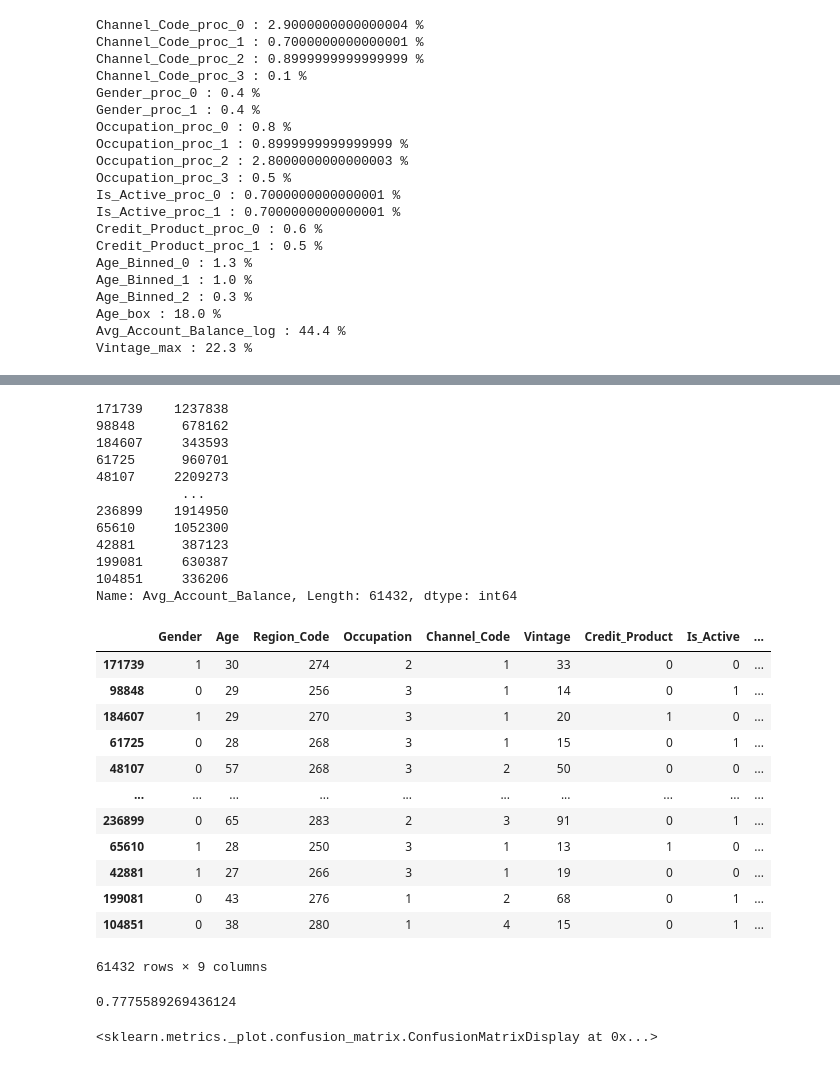
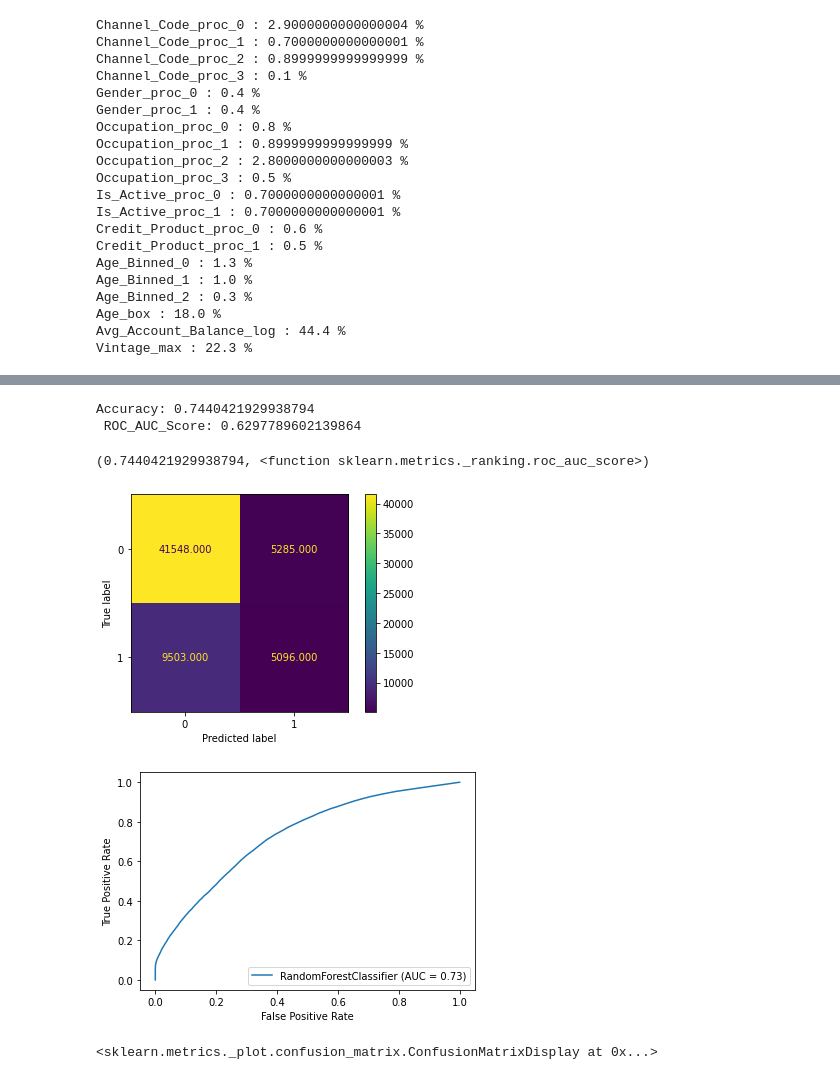
Before and after one commit to avidutta20/challenge_may21, a Jupyter notebook: model.ipynb, the cells around one changed output, grey strips where cells are left out. Saved outputs shown, nothing was run; the diff lists cells and outputs as text; code cells hidden in the pictures.

```diff
--- a/model.ipynb
+++ b/model.ipynb
@@ -532,8 +512,8 @@ print(x_train.__doc__)
 # %%
 def process_all(dframe):
-  x_train = process(x_train)
-  x_train = transform(x_train)
-  print('x_train transformed successfully')
-  x_train = get_features(x_train)
-  print('x_train features engineered')
+  dframe = process(dframe)
+  dframe = transform(dframe)
+  print('transformed successfully')
+  dframe = get_features(dframe)
+  print('features engineered')
   return dframe
@@ -706,7 +693,7 @@ Avg_Account_Balance_log : 44.4 %
 Vintage_max : 22.3 %
 # %%
 # processing x_test
-x_test = process(dframe= x_test)
+x_test = process_all(x_test)
 # %% [output]
 Region Code Processed Successfully
 Channel Code Processed Successfully
@@ -716,3 +704,0 @@ Is Active Processed Successfully
-# %%
-x_test['Avg_Account_Balance_log'] = x_test['Avg_Account_Balance'].apply(lambda x: log_transform(x))
-x_test['Avg_Account_Balance_log'].plot.kde()
@@ -722,42 +705,16 @@ x_test['Avg_Account_Balance_log'].plot.kde()
-# %%
-x_test.pop('Avg_Account_Balance')
-# %% [output]
-171739    1237838
-98848      678162
-184607     343593
-61725      960701
-48107     2209273
-           ...
-236899    1914950
-65610     1052300
-42881      387123
-199081     630387
-104851     336206
-Name: Avg_Account_Balance, Length: 61432, dtype: int64
-# %%
-x_test
-# %% [output]
-|  | Gender | Age | Region_Code | Occupation | Channel_Code | Vintage | Credit_Product | Is_Active | ... |
-| 171739 | 1 | 30 | 274 | 2 | 1 | 33 | 0 | 0 | ... |
-| 98848 | 0 | 29 | 256 | 3 | 1 | 14 | 0 | 1 | ... |
-| 184607 | 1 | 29 | 270 | 3 | 1 | 20 | 1 | 0 | ... |
-| 61725 | 0 | 28 | 268 | 3 | 1 | 15 | 0 | 1 | ... |
-| 48107 | 0 | 57 | 268 | 3 | 2 | 50 | 0 | 0 | ... |
-| ... | ... | ... | ... | ... | ... | ... | ... | ... | ... |
-| 236899 | 0 | 65 | 283 | 2 | 3 | 91 | 0 | 1 | ... |
-| 65610 | 1 | 28 | 250 | 3 | 1 | 13 | 1 | 0 | ... |
-| 42881 | 1 | 27 | 266 | 3 | 1 | 19 | 0 | 0 | ... |
-| 199081 | 0 | 43 | 276 | 1 | 2 | 68 | 0 | 1 | ... |
-| 104851 | 0 | 38 | 280 | 1 | 4 | 15 | 0 | 1 | ... |
-61432 rows × 9 columns
 # %%
 y_hat_rforest = clf_rforest.predict(x_test)
 y_hat_rf_proba = clf_rforest.predict_proba(x_test)
-# %%
-accuracy = accuracy_score(y_true=y_test, y_pred=y_hat_rforest)
-print(accuracy)
-# %% [output]
-0.7775589269436124
+# %%
+threshold = 0.45
+predicted = (y_hat_rf_proba [:,1] >= threshold).astype('int')
+metrics(predicted,clf_rforest)
+# %% [output]
+Accuracy: 0.7440421929938794
+ ROC_AUC_Score: 0.6297789602139864
+(0.7440421929938794, <function sklearn.metrics._ranking.roc_auc_score>)
+[figure, added]
+[figure, added]
 # %%
 plot_confusion_matrix(estimator= clf_rforest,X=x_test, y_true=y_test, values_format= '.3f')
 # %% [output]
```
Also changed, not shown: parts of 6 cells of this notebook.
